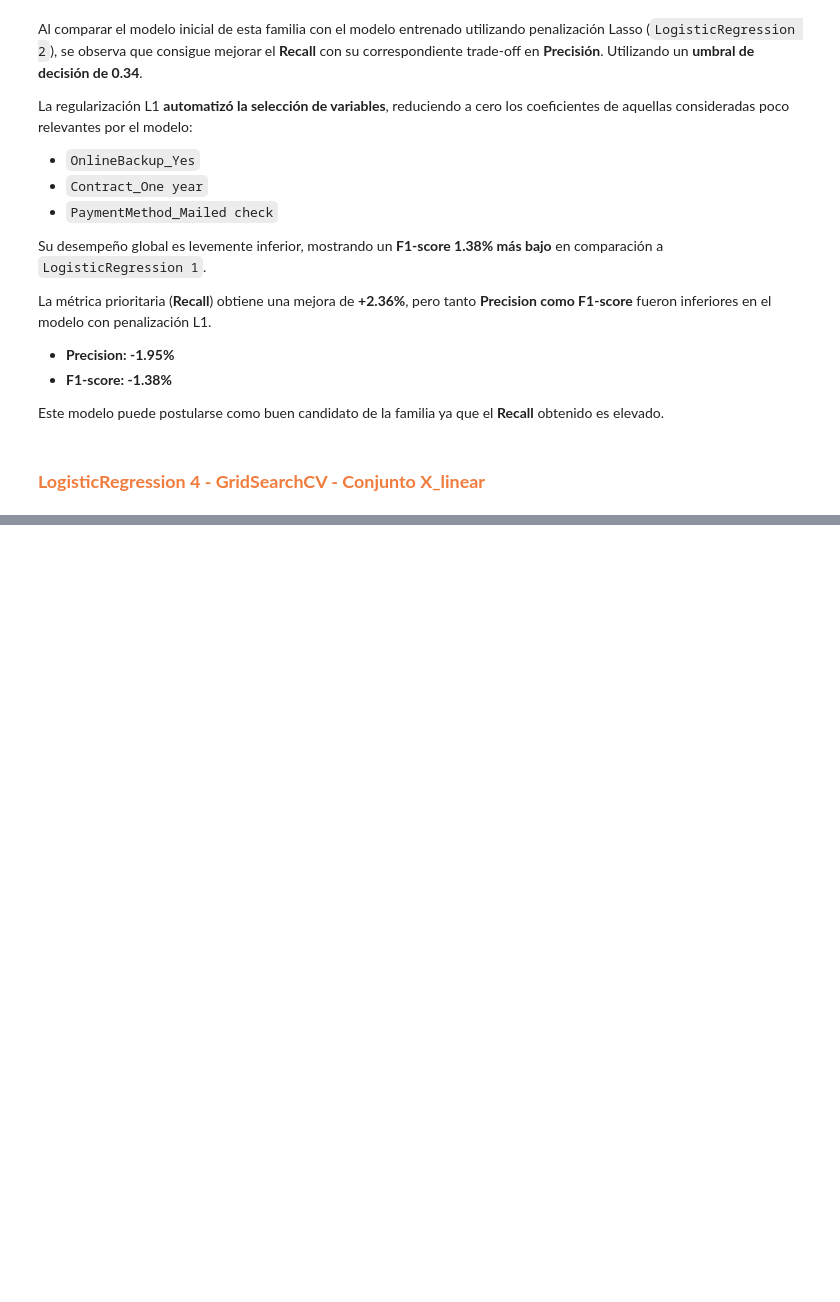
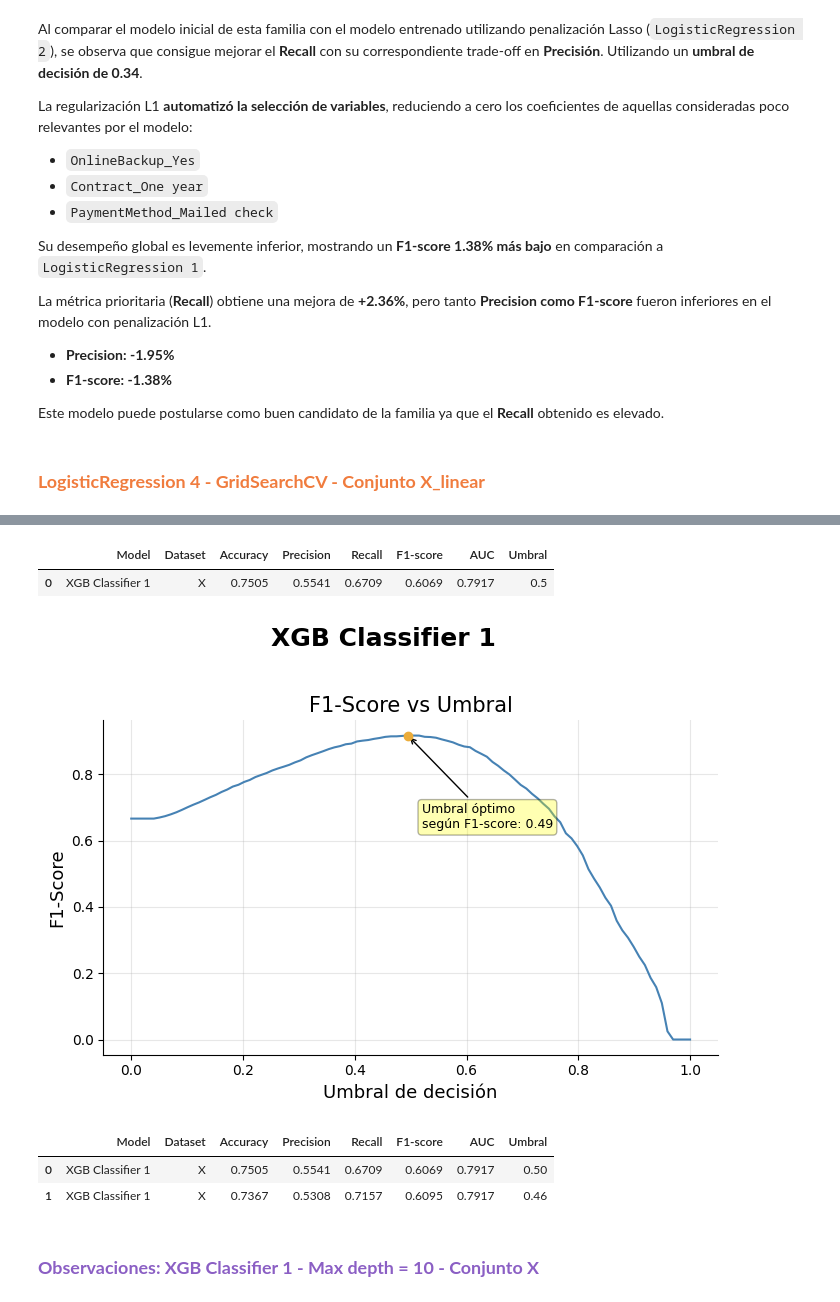
Before and after one commit to jalonzoh/Challenge-Telecom-X---Parte-2, a Jupyter notebook: ChallengeTelecomXParte2.ipynb, the cells around one changed output, grey strips where cells are left out. Cells and saved outputs as stored; diff of their text form; code cells hidden in the pictures; blank space fills up the shorter version.

```diff
--- a/ChallengeTelecomXParte2.ipynb
+++ b/ChallengeTelecomXParte2.ipynb
@@ -2293,0 +2822,4 @@ pd.DataFrame(lr_results_tracking)
+# %%
+xgb_1 = XGBClassifier(max_depth=10, random_state=42, early_stopping_rounds=5, eval_metric='logloss')
+
+xgb_1.fit(X_train, y_train, eval_set=[(X_val, y_val)], verbose=False)
@@ -2293,0 +2839,44 @@ pd.DataFrame(lr_results_tracking)
+# %%
+xgb_1_results = metricas_evaluacion(modelo=xgb_1,
+                                    x_test=X_test,
+                                    y_test=y_test,
+                                    nombre='XGB Classifier 1',
+                                    conjunto='X')
+
+
+
+
+xgb_results_tracking.append(xgb_1_results)
+pd.DataFrame(xgb_results_tracking)
+# %% [output]
+|  | Model | Dataset | Accuracy | Precision | Recall | F1-score | AUC | Umbral |
+| 0 | XGB Classifier 1 | X | 0.7505 | 0.5541 | 0.6709 | 0.6069 | 0.7917 | 0.5 |
+# %%
+umbral_xgb_1 = plot_umbrales(modelo=xgb_1,
+                             score='F1-Score',
+                             x=X_train,
+                             y=y_train,
+                             caja_x=0.025,
+                             caja_y=0.28,
+                             nombre='XGB Classifier 1')
+# %% [output]
+[figure, added]
+# %%
+xgb_1_results_umbral = metricas_evaluacion(modelo=xgb_1,
+                                            x_test=X_test,
+                                            y_test=y_test,
+                                            nombre='XGB Classifier 1',
+                                            conjunto='X',
+                                            umbral=0.46)
+
+
+
+
+xgb_results_tracking.append(xgb_1_results_umbral)
+pd.DataFrame(xgb_results_tracking)
+# %% [output]
+|  | Model | Dataset | Accuracy | Precision | Recall | F1-score | AUC | Umbral |
+| 0 | XGB Classifier 1 | X | 0.7505 | 0.5541 | 0.6709 | 0.6069 | 0.7917 | 0.50 |
+| 1 | XGB Classifier 1 | X | 0.7367 | 0.5308 | 0.7157 | 0.6095 | 0.7917 | 0.46 |
+# %% [markdown]
+### <font color='#8b5fc4'>**Observaciones: XGB Classifier 1 - Max depth = 10 - Conjunto X**</font>
```
Also changed, not shown: parts of 220 cells of this notebook.
